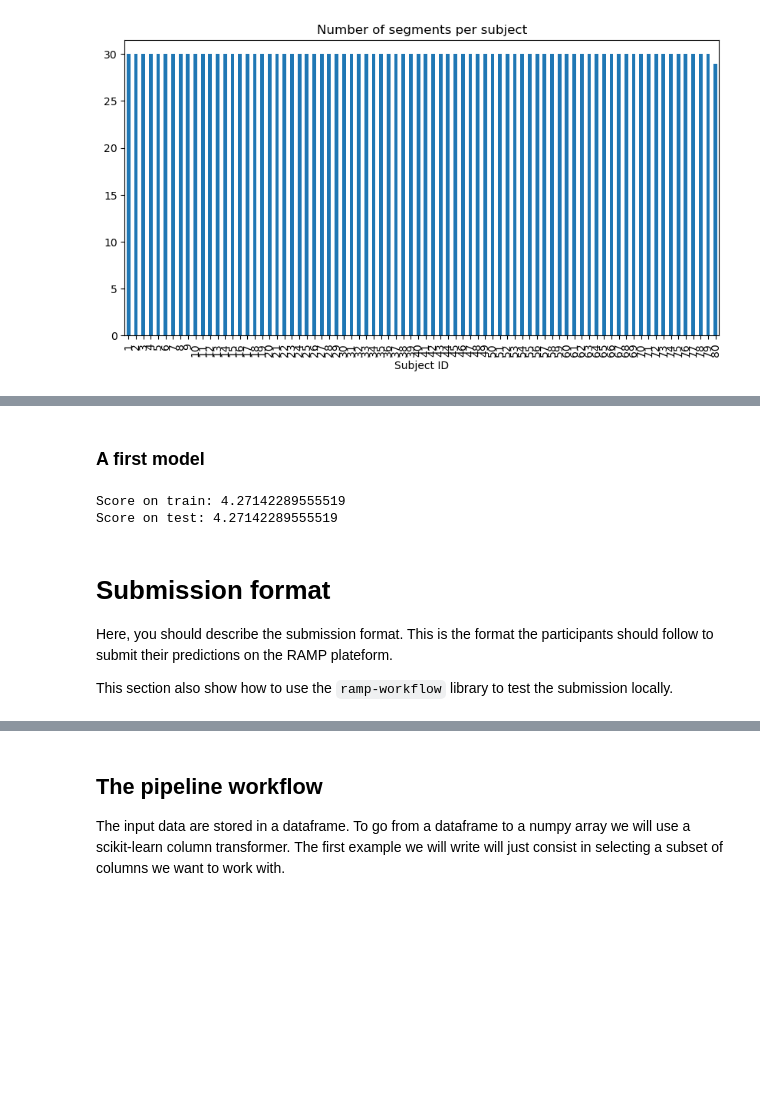
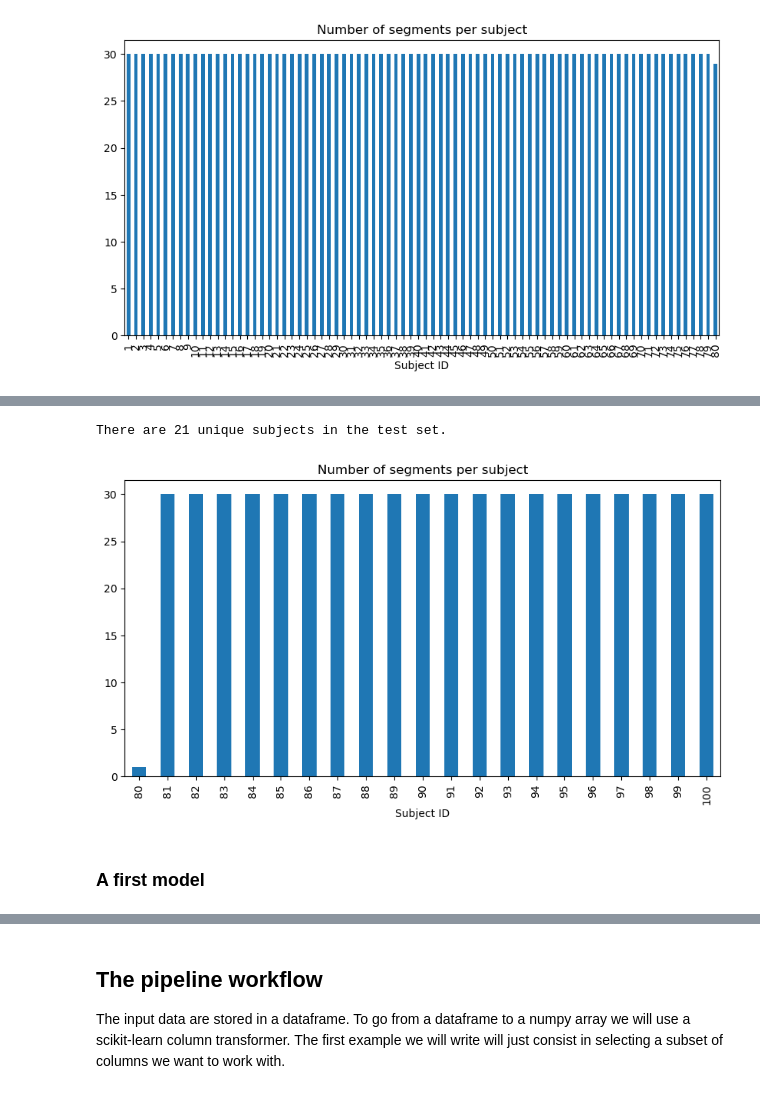
Before and after one commit to mittenover/Data_camp_final, a Jupyter notebook: stress_estimation_starting_kit.ipynb, the cells around one changed output, grey strips where cells are left out. Saved outputs shown, nothing was run; the diff lists cells and outputs as text; code cells hidden in the pictures; blank space fills up the shorter version.

```diff
--- a/stress_estimation_starting_kit.ipynb
+++ b/stress_estimation_starting_kit.ipynb
@@ -115,0 +141,3 @@ plt.legend()
+# %%
+X_test_df, y_test = problem.get_test_data()
+X_test_df.head()
@@ -116,51 +151,14 @@ plt.legend()
+# %%
+print(
+    f"There are {X_test_df['participant_id'].nunique()} unique subjects in the test set."
+)
+plt.figure(figsize=(10, 5))
+X_test_df['participant_id'].value_counts().sort_index().plot(kind='bar')
+plt.xlabel('Subject ID')
+plt.title('Number of segments per subject')
+plt.show()
+# %% [output]
+There are 21 unique subjects in the test set.
+[figure, added]
 # %% [markdown]
 ### A first model
-# %%
-from sklearn.pipeline import make_pipeline
-from sklearn.compose import make_column_transformer
-from sklearn.preprocessing import OrdinalEncoder
-from sklearn.ensemble import RandomForestRegressor
-from sklearn.linear_model import Ridge
-
-
-from sklearn import set_config
-set_config(transform_output="pandas")
-
-from sklearn.metrics import mean_absolute_error
-
-
-X_df, y = problem.get_train_data(load_waveform=False)
-X_df_test, y_test = problem.get_test_data(load_waveform=False)
-
-
-
-class IgnoreAdapter(RandomForestRegressor):
-    def fit(self, X, y):
-        X = X[~y.isna()]
-        y = y[~y.isna()]
-        return super().fit(X, y)
-
-    def predict(self, X):
-        return super().predict(X.drop(columns=["domain"]))
-
-
-clf = make_pipeline(
-    make_column_transformer(
-        ("passthrough", ["age"]),
-        (OrdinalEncoder(handle_unknown='use_encoded_value', unknown_value=-1), ["gender"]),
-    ),
-    RandomForestRegressor(n_estimators=50)
-    # Ridge(alpha=1)
-)
-clf.fit(X_df, y)
-print(f"Score on train: {mean_absolute_error(clf.predict(X_df), y)}")
-print(f"Score on test: {mean_absolute_error(clf.predict(X_df_test), y_test)}")
-# %% [output]
-Score on train: 4.27142289555519
-Score on test: 4.27142289555519
-# %% [markdown]
-# Submission format
-
-Here, you should describe the submission format. This is the format the participants should follow to submit their predictions on the RAMP plateform.
-
-This section also show how to use the `ramp-workflow` library to test the submission locally.
```
Also changed, not shown: parts of 13 cells of this notebook.
